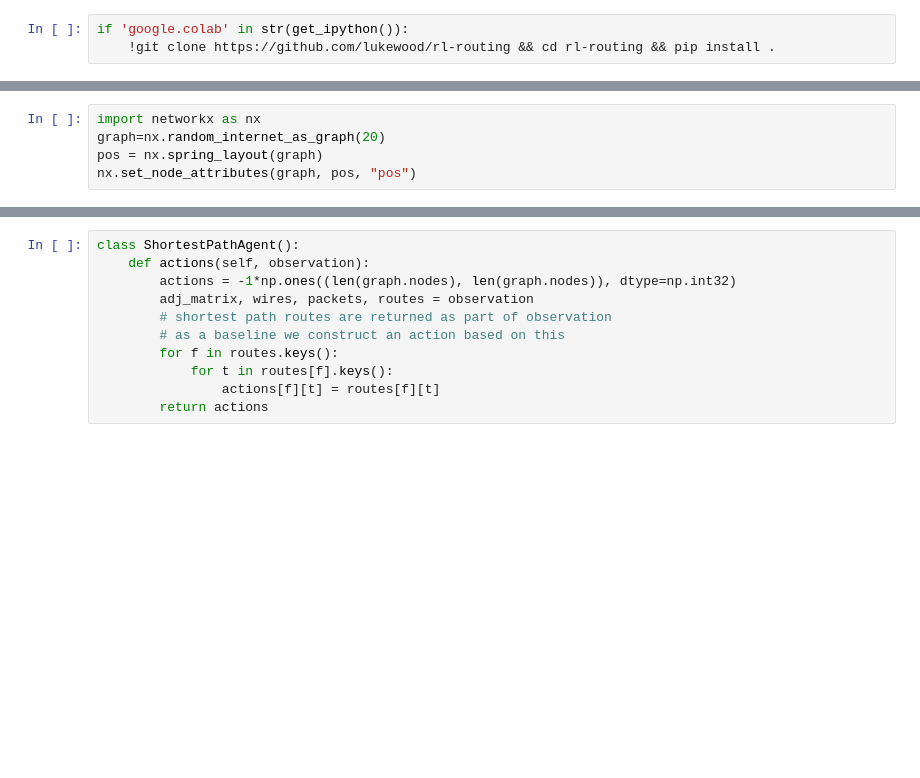
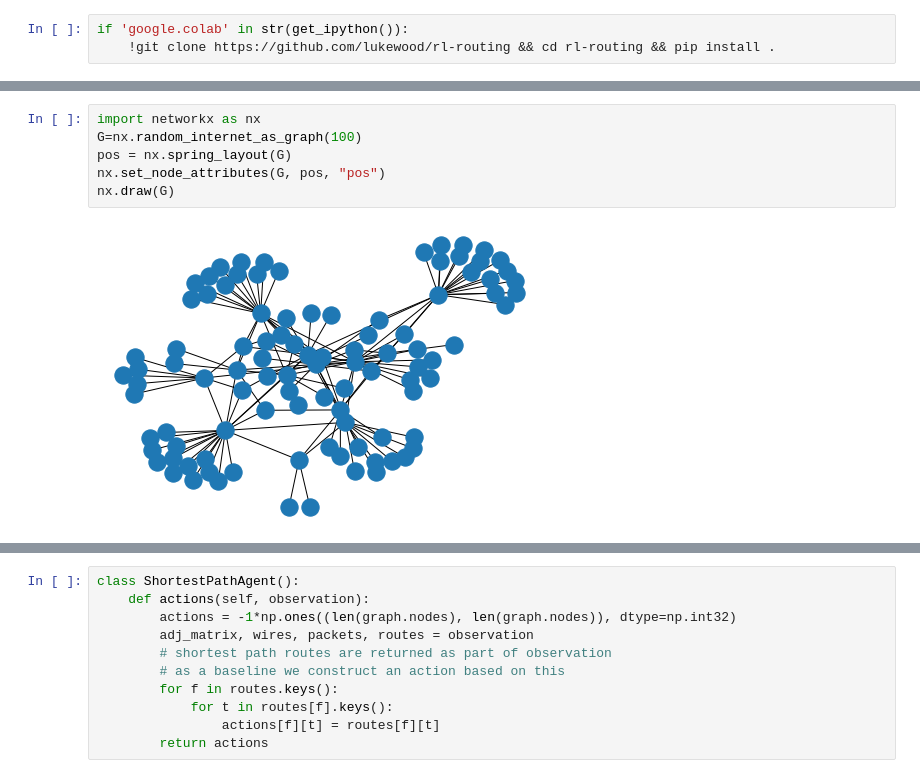
Before and after one commit to LukeWood/rl-routing, a Jupyter notebook: notebooks/shortest-path-agent.ipynb, the cells around one changed output, grey strips where cells are left out. Drawn from its saved outputs; the diff is of its cells as text; blank space fills up the shorter version.

```diff
--- a/notebooks/shortest-path-agent.ipynb
+++ b/notebooks/shortest-path-agent.ipynb
@@ -4,5 +20,8 @@ if 'google.colab' in str(get_ipython()):
 # %%
 import networkx as nx
-graph=nx.random_internet_as_graph(20)
-pos = nx.spring_layout(graph)
-nx.set_node_attributes(graph, pos, "pos")
+G=nx.random_internet_as_graph(100)
+pos = nx.spring_layout(G)
+nx.set_node_attributes(G, pos, "pos")
+nx.draw(G)
+# %% [output]
+[figure, added]
```
Also changed, not shown: parts of 8 cells of this notebook.
